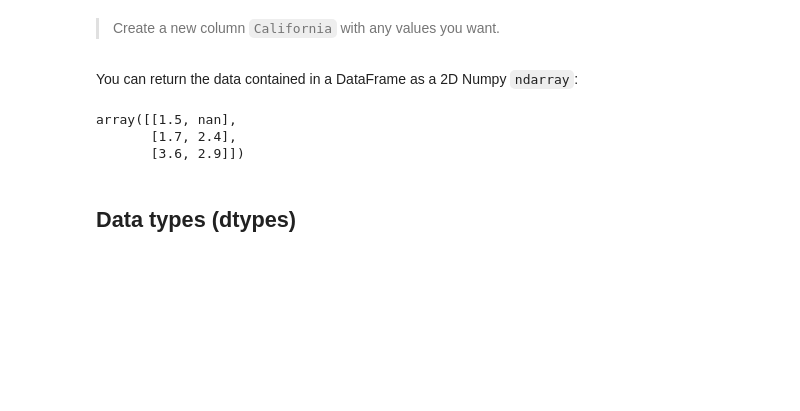
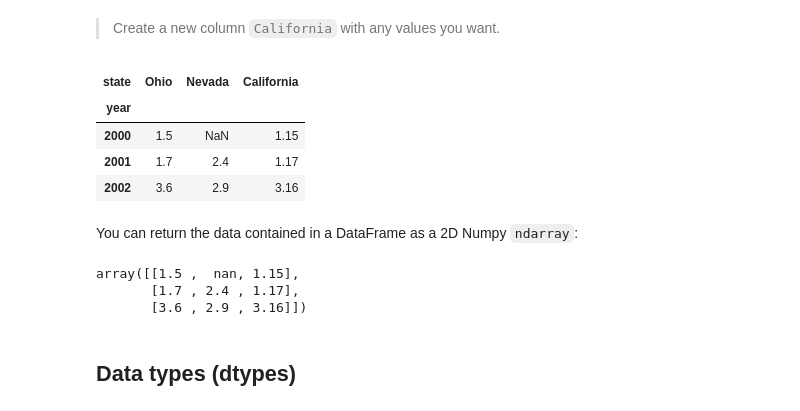
Before and after one commit to thndar/5m-data-1.7-intro-pandas, a Jupyter notebook: notebooks/pandas_lesson.ipynb, the cells around one changed output. Cells and saved outputs as stored; diff of their text form; code cells hidden in the pictures; blank space fills up the shorter version.

```diff
--- a/notebooks/pandas_lesson.ipynb
+++ b/notebooks/pandas_lesson.ipynb
@@ -489,14 +523,23 @@ frame3
 | 2002 | 3.6 | 2.9 |
 # %% [markdown]
 > Create a new column `California` with any values you want.
+# %%
+frame3["California"]= {2000: 1.15, 2001: 1.17, 2002: 3.16}
+frame3
+# %% [output]
+| state | Ohio | Nevada | California |
+| year |  |  |  |
+| 2000 | 1.5 | NaN | 1.15 |
+| 2001 | 1.7 | 2.4 | 1.17 |
+| 2002 | 3.6 | 2.9 | 3.16 |
 # %% [markdown]
 You can return the data contained in a DataFrame as a 2D Numpy `ndarray`:
 # %%
 frame3.to_numpy()
 # %% [output]
-array([[1.5, nan],
-       [1.7, 2.4],
-       [3.6, 2.9]])
+array([[1.5 ,  nan, 1.15],
+       [1.7 , 2.4 , 1.17],
+       [3.6 , 2.9 , 3.16]])
 # %% [markdown]
 ## Data types (dtypes)
 # %% [markdown]
```
Also changed, not shown: parts of 27 cells of this notebook.
